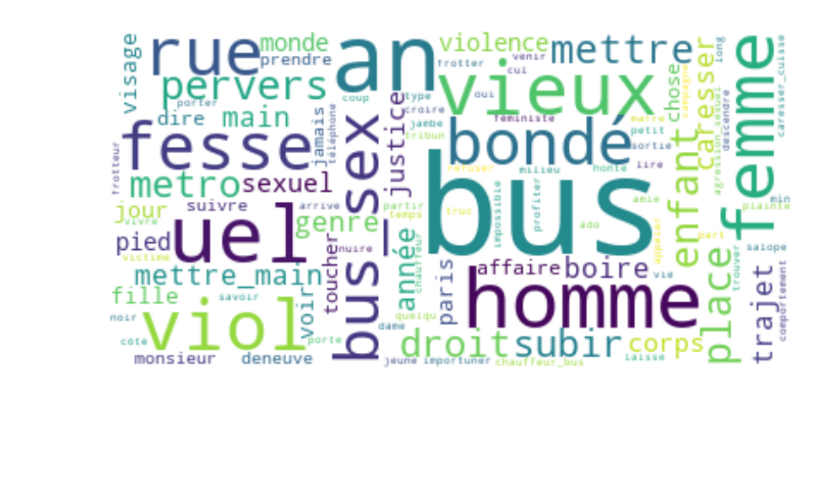
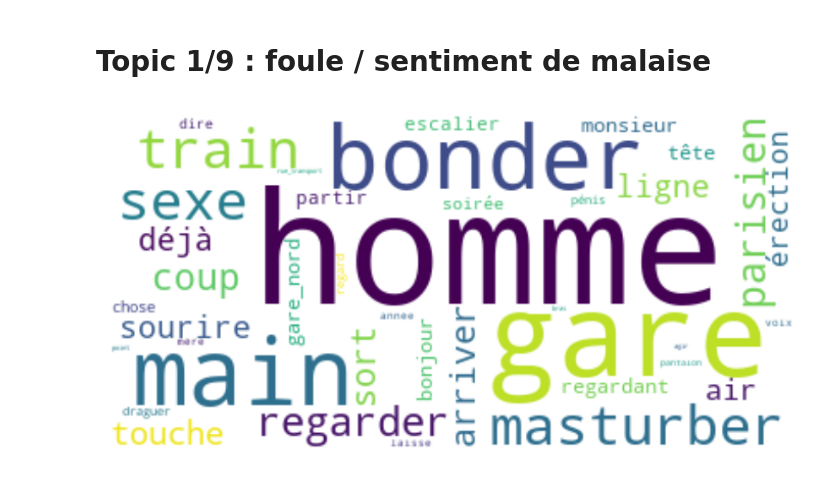
Before and after one commit to chaves/metoo_france, a Jupyter notebook: 06_topicModelingTransports.ipynb, the cells around one changed output. Drawn from its saved outputs; the diff is of its cells as text; code cells hidden in the pictures; blank space fills up the shorter version.

```diff
--- a/06_topicModelingTransports.ipynb
+++ b/06_topicModelingTransports.ipynb
@@ -138,5 +136,5 @@ Topic done n°8
 # %%
-def cloud_topic(nb, model):
+def make_topic_words_cloud(nb, model):
     topic_stats = dict(model.show_topic(nb, 100))
     wordcloud = WordCloud(max_words=100, background_color="white").fit_words(topic_stats)
     fig, ax = plt.subplots()
@@ -176,4 +146,8 @@ cloud_topic(6, model)
-# %%
-cloud_topic(7, model)
-# %% [output]
-[figure, removed]
+# %%
+topic9 = model_list[9]
+# %% [markdown]
+# Topic 1/9 : foule / sentiment de malaise
+# %%
+make_topic_words_cloud(0, topic9)
+# %% [output]
+[figure, added]
```
Also changed, not shown: parts of 45 cells of this notebook, 29 other files.
